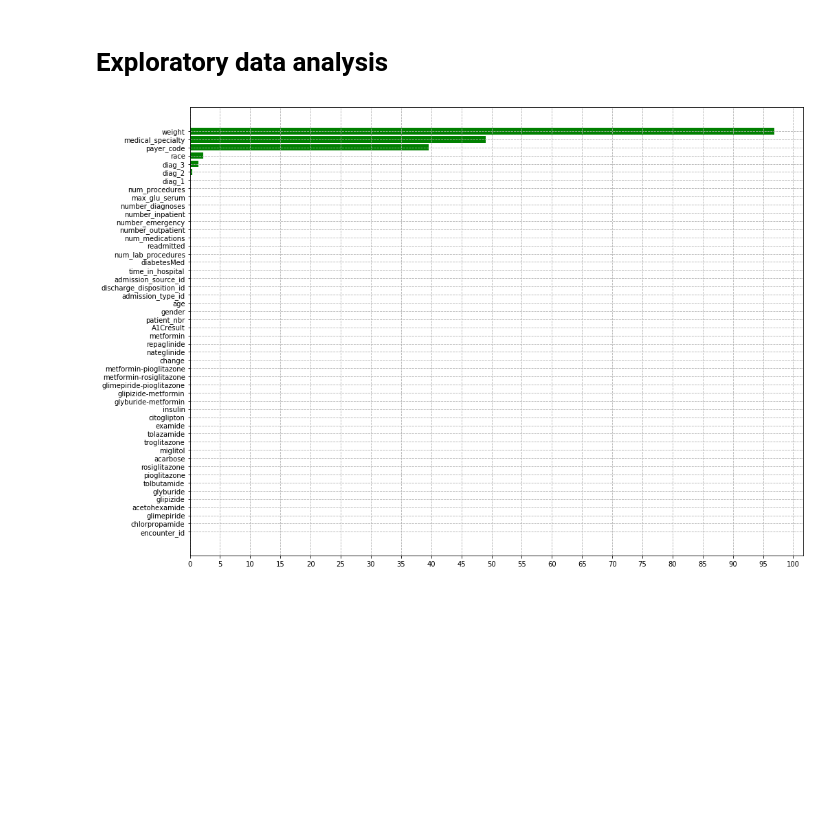
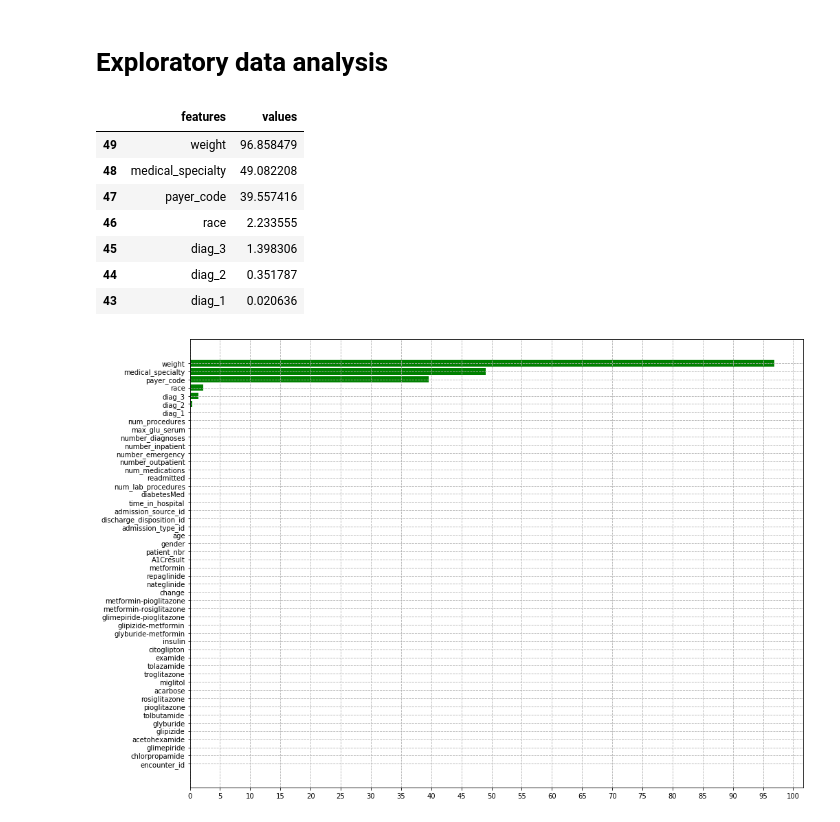
Before and after one commit to capac/kaggle-notebooks, a Jupyter notebook: diabetes-in-130-US-hospitals/1-data-preparation.ipynb, the cells around one changed output. Cells and saved outputs as stored; diff of their text form; code cells hidden in the pictures; blank space fills up the shorter version.

```diff
--- a/diabetes-in-130-US-hospitals/1-data-preparation.ipynb
+++ b/diabetes-in-130-US-hospitals/1-data-preparation.ipynb
@@ -100,6 +100,17 @@ df.describe()
 missing_values = df.isnull().sum()/df.shape[0]*100
 missing_values.sort_values(ascending=True, inplace=True)
 missing_df = missing_values.reset_index().rename(columns={'index': 'features', 0: 'values'})
+# %%
+missing_df.loc[missing_df['values'] != 0].sort_values(by='values', ascending=False)
+# %% [output]
+|  | features | values |
+| 49 | weight | 96.858479 |
+| 48 | medical_specialty | 49.082208 |
+| 47 | payer_code | 39.557416 |
+| 46 | race | 2.233555 |
+| 45 | diag_3 | 1.398306 |
+| 44 | diag_2 | 0.351787 |
+| 43 | diag_1 | 0.020636 |
 # %%
 fig, axes = plt.subplots(figsize=(16, 12))
 axes.barh(missing_df['features'], missing_df['values'], color='g')
```
Also changed, not shown: parts of 10 cells of this notebook.
